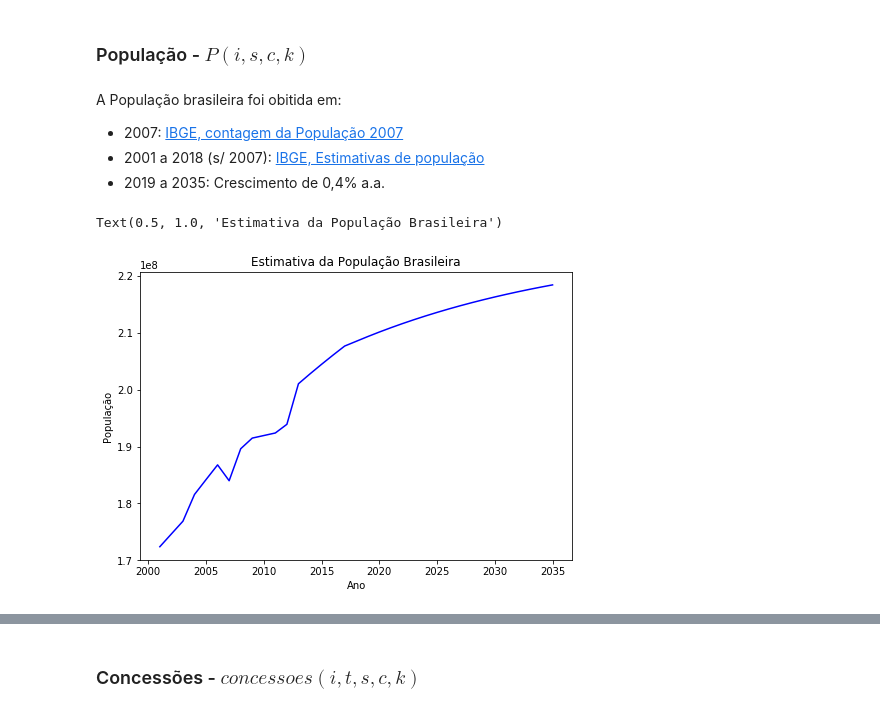
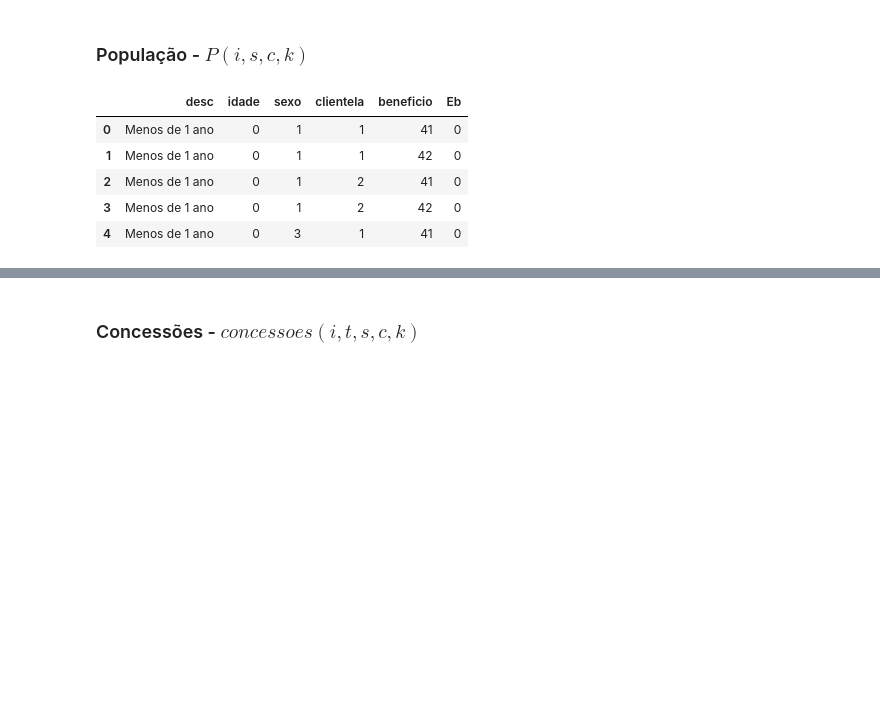
Before and after one commit to andrespp/ds-prev, a Jupyter notebook: analysis/Simulacao_RGPS.ipynb, the cells around one changed output, grey strips where cells are left out. Drawn from its saved outputs; the diff is of its cells as text; code cells hidden in the pictures; blank space fills up the shorter version.

```diff
--- a/analysis/Simulacao_RGPS.ipynb
+++ b/analysis/Simulacao_RGPS.ipynb
@@ -243,21 +303,11 @@ Eb_2016 = 16128679
 # %% [markdown]
 ### População - $P(i,s,c,k)$
-# %% [markdown]
-A População brasileira foi obitida em:
-* 2007: [IBGE, contagem da População 2007](https://ww2.ibge.gov.br/home/estatistica/populacao/contagem2007/contagem.pdf)
-* 2001 a 2018 (s/ 2007): [IBGE, Estimativas de população](http://dados.gov.br/dataset/xf-estimativas-de-populacao)
-* 2019 a 2035: Crescimento de 0,4% a.a.
-# %%
-pop = dp.P()
-# Create Figure and add set of axes (empty canvas)
-fig = plt.figure()
-axes = fig.add_axes([1, 1, 1, 1])
-
-# Plot on that set of axes
-axes.plot(pop['Ano'], pop['Brasil'], 'b')
-axes.set_xlabel('Ano')
-axes.set_ylabel('População')
-axes.set_title('Estimativa da População Brasileira')
-# %% [output]
-Text(0.5, 1.0, 'Estimativa da População Brasileira')
-[figure, removed]
+# %%
+df.head()
+# %% [output]
+|  | desc | idade | sexo | clientela | beneficio | Eb |
+| 0 | Menos de 1 ano | 0 | 1 | 1 | 41 | 0 |
+| 1 | Menos de 1 ano | 0 | 1 | 1 | 42 | 0 |
+| 2 | Menos de 1 ano | 0 | 1 | 2 | 41 | 0 |
+| 3 | Menos de 1 ano | 0 | 1 | 2 | 42 | 0 |
+| 4 | Menos de 1 ano | 0 | 3 | 1 | 41 | 0 |
```
Also changed, not shown: parts of 16 cells of this notebook, 2 other files.
